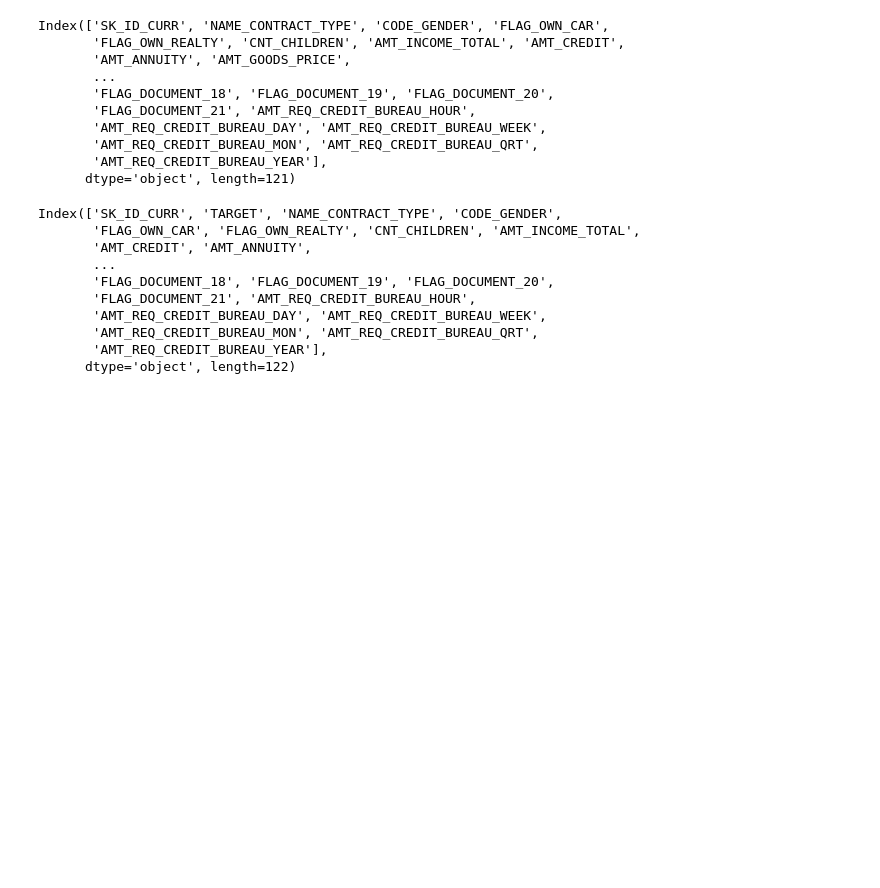
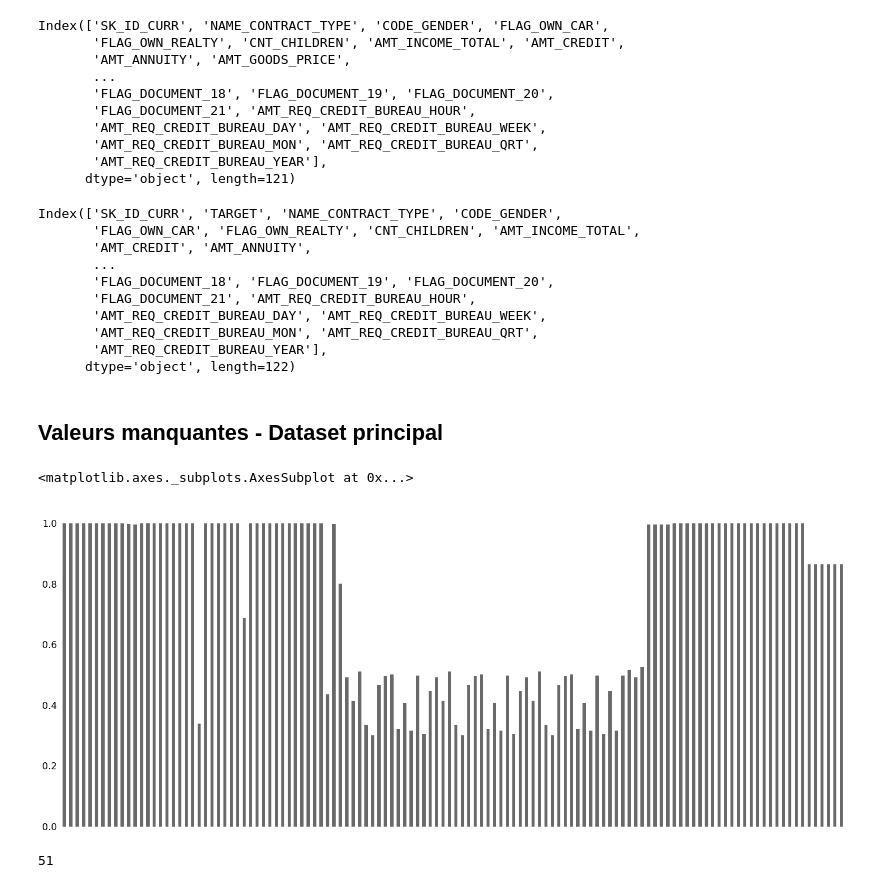
Before and after one commit to Anvil-Late/Default_risk_prediction, a Jupyter notebook: Projet 7.ipynb, the cells around one changed output. Cells and saved outputs as stored; diff of their text form; code cells hidden in the pictures; blank space fills up the shorter version.

Commit message:
added EDA, Missing values, static merge and temporal cube

```diff
--- a/Projet 7.ipynb
+++ b/Projet 7.ipynb
@@ -131,3 +177,10 @@ Index(['SK_ID_CURR', 'TARGET', 'NAME_CONTRACT_TYPE', 'CODE_GENDER',
        'AMT_REQ_CREDIT_BUREAU_MON', 'AMT_REQ_CREDIT_BUREAU_QRT',
        'AMT_REQ_CREDIT_BUREAU_YEAR'],
       dtype='object', length=122)
+# %% [markdown]
+## Valeurs manquantes - Dataset principal
+# %%
+msno.bar(application_train)
+# %% [output]
+<matplotlib.axes._subplots.AxesSubplot at 0x...>
+[figure, added]
@@ -133,0 +189,10 @@ Index(['SK_ID_CURR', 'TARGET', 'NAME_CONTRACT_TYPE', 'CODE_GENDER',
+# %%
+na_count_df = pd.DataFrame()
+na_count_df["column"] = na_count.index
+na_count_df["nas"] = na_count.values
+na_count_df["na_proportion"] = na_count_df["nas"].apply(lambda X : round(X / application_train.shape[0], 2))
+
+drop_cols_list = na_count_df.loc[na_count_df["na_proportion"] >= 0.2, "column"].tolist()
+print(len(drop_cols_list))
+# %% [output]
+51
```
Also changed, not shown: parts of 56 cells of this notebook.
